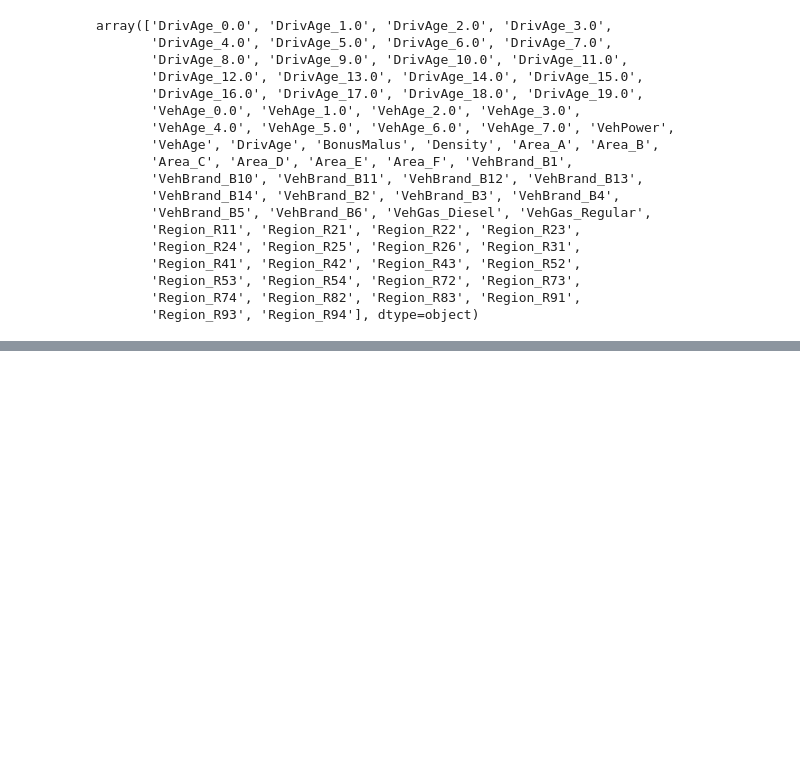
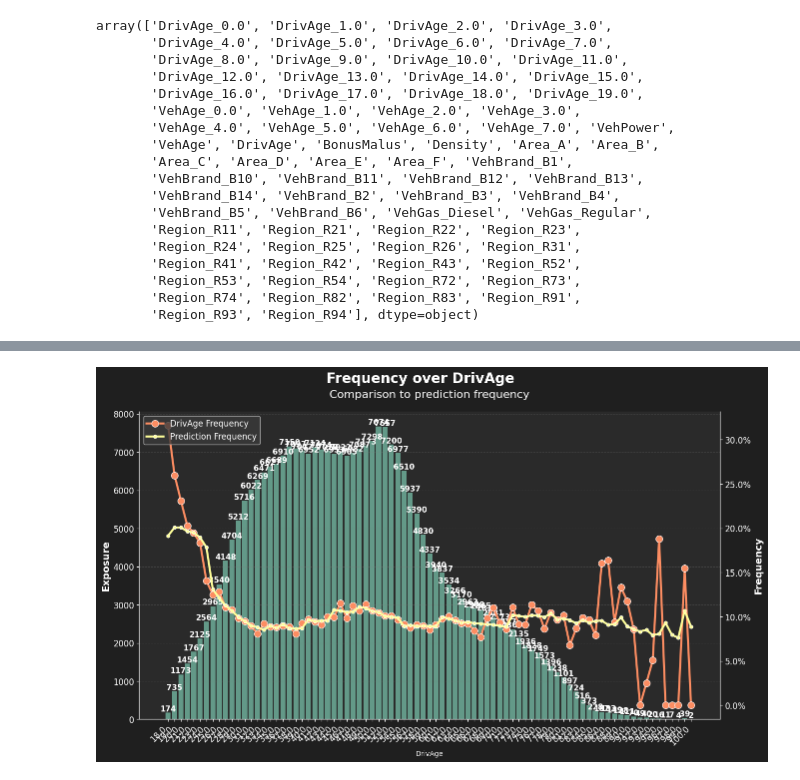
Before and after one commit to imfilip/freq_model, a Jupyter notebook: notebooks/modeling/2.BuildingModels.ipynb, the cells around one changed output, grey strips where cells are left out. Cells and saved outputs as stored; diff of their text form; code cells hidden in the pictures; blank space fills up the shorter version.

```diff
--- a/notebooks/modeling/2.BuildingModels.ipynb
+++ b/notebooks/modeling/2.BuildingModels.ipynb
@@ -606,0 +234,15 @@ new_train.groupby('DrivAge')[['y_pred', 'ClaimNb']].sum().head(20)
+# %%
+N_trials = 10
+y_train, weights_train, y_freq_train, y_test, weights_test, y_freq_test = prepare_target_and_weights(train, test)
+best = tune_glm_with_feature_pipeline(train, test, numerical_features, categorical_features, n_trials=N_trials)
+# %%
+model_glm_tuned, (summary_glm_tuned, X_train_pred_glm_tuned, X_test_pred_glm_tuned), pipeline_features = (
+    apply_best_params_and_train_model(
+        best,
+        train,
+        test,
+        numerical_features,
+        categorical_features,
+        path_to_save=f'../../models/glm_{N_trials}t_tuned_pipeline'
+    )
+)
@@ -606,0 +261,4 @@ new_train.groupby('DrivAge')[['y_pred', 'ClaimNb']].sum().head(20)
+# %%
+plot = freq_over_attribute_plot(X_train_pred_glm_tuned, attribute='DrivAge', compare_to='prediction')
+# %% [output]
+[figure, added]
```
Also changed, not shown: parts of 55 cells of this notebook, 13 other files.
